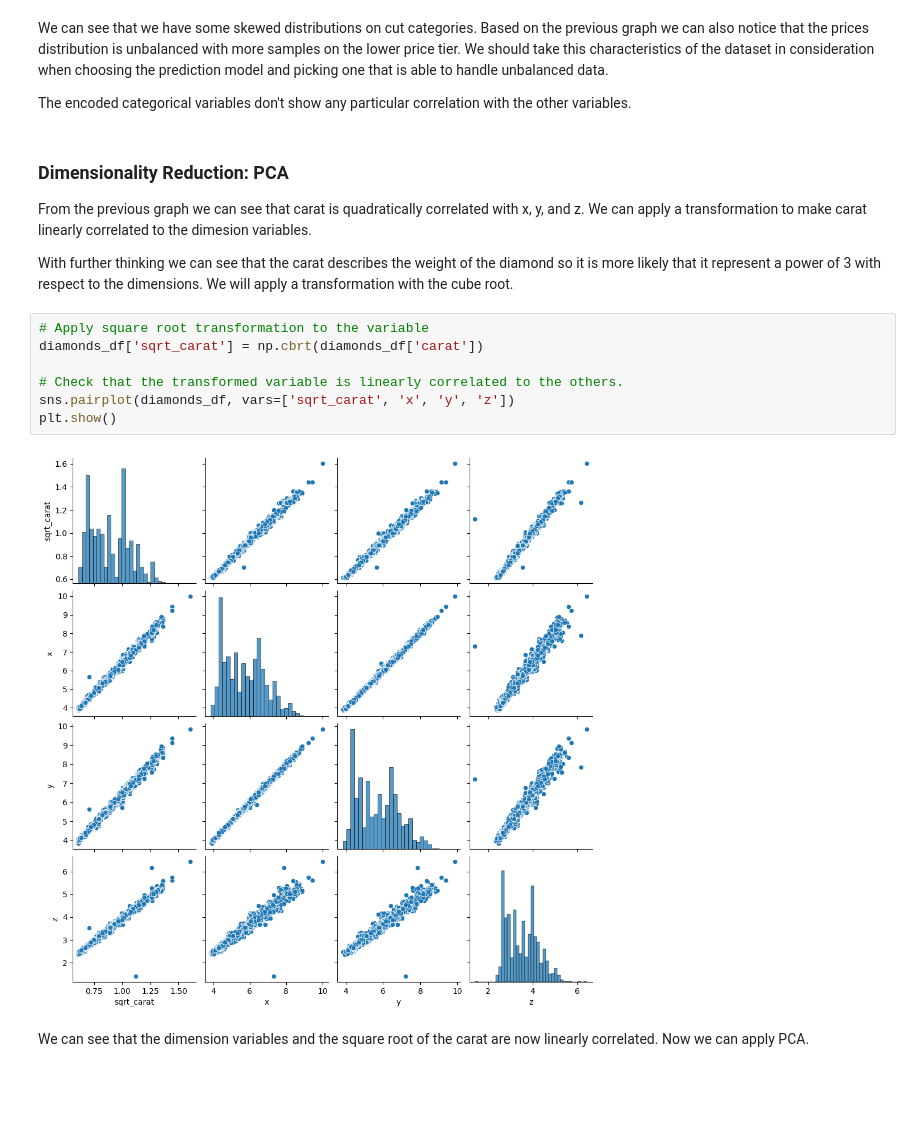
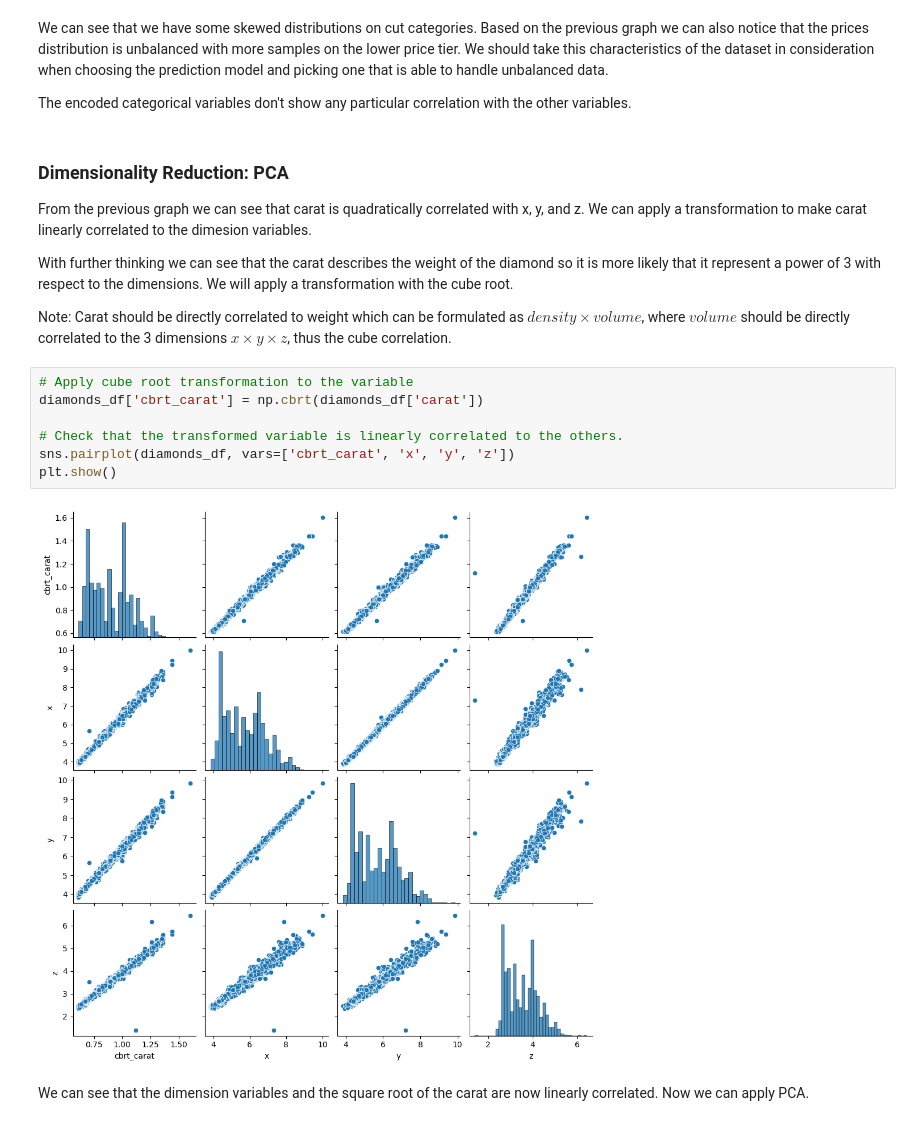
Before and after one commit to LFK01/xtream-ai-assignment-engineer, a Jupyter notebook: ch-1.ipynb, the cells around one changed output. Cells and saved outputs as stored; diff of their text form; blank space fills up the shorter version.

```diff
--- a/ch-1.ipynb
+++ b/ch-1.ipynb
@@ -234,15 +234,17 @@ The encoded categorical variables don't show any particular correlation with the
 From the previous graph we can see that carat is quadratically correlated with x, y, and z. We can apply a transformation to make carat linearly correlated to the dimesion variables.
 
 With further thinking we can see that the carat describes the weight of the diamond so it is more likely that it represent a power of 3 with respect to the dimensions. We will apply a transformation with the cube root.
+
+Note: Carat should be directly correlated to weight which can be formulated as $density \times volume$, where $volume$ should be directly correlated to the 3 dimensions $ x \times y \times z$, thus the cube correlation.
 # %%
-# Apply square root transformation to the variable
-diamonds_df['sqrt_carat'] = np.cbrt(diamonds_df['carat'])
+# Apply cube root transformation to the variable
+diamonds_df['cbrt_carat'] = np.cbrt(diamonds_df['carat'])
 
 # Check that the transformed variable is linearly correlated to the others.
-sns.pairplot(diamonds_df, vars=['sqrt_carat', 'x', 'y', 'z'])
+sns.pairplot(diamonds_df, vars=['cbrt_carat', 'x', 'y', 'z'])
 plt.show()
 # %% [output]
-[figure, old version]
+[figure, new version]
 # %% [markdown]
 We can see that the dimension variables and the square root of the carat are now linearly correlated. Now we can apply PCA.
 # %%
```
Also changed, not shown: parts of 6 cells of this notebook.
